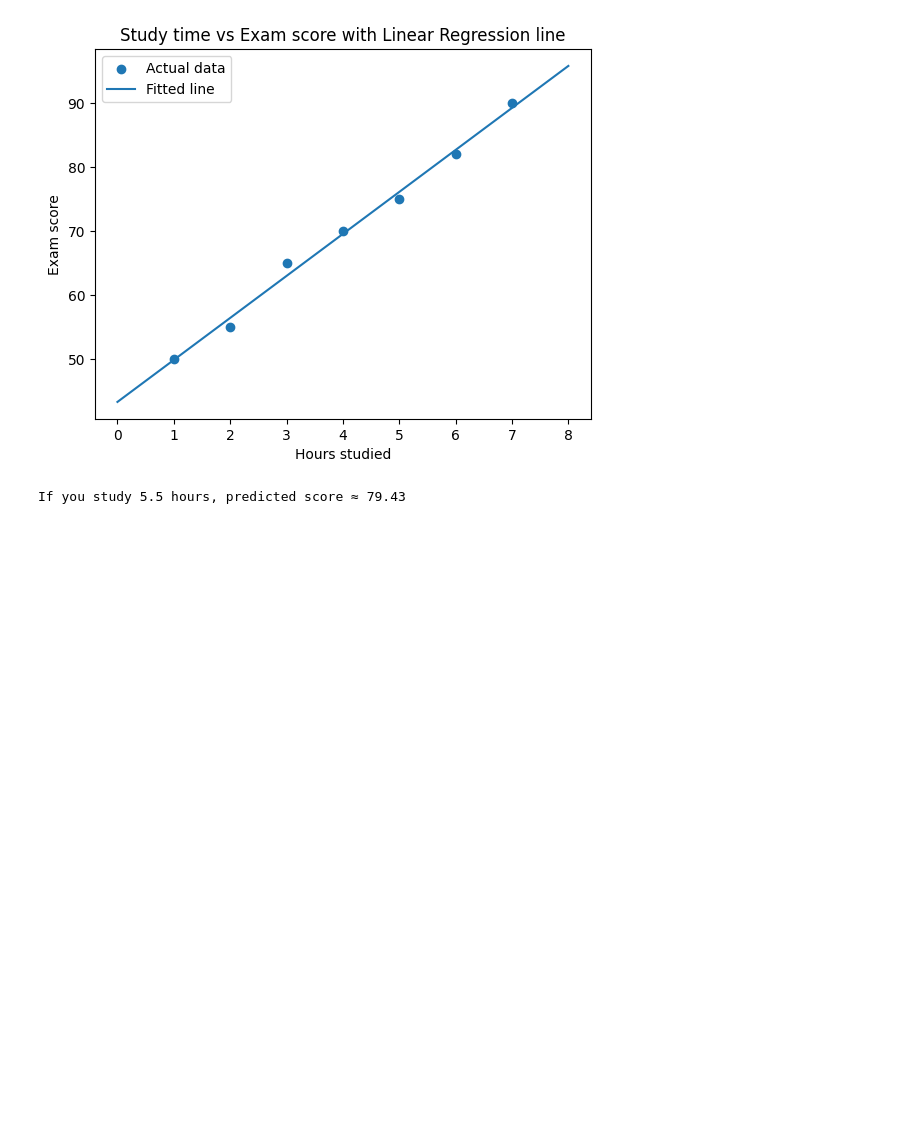
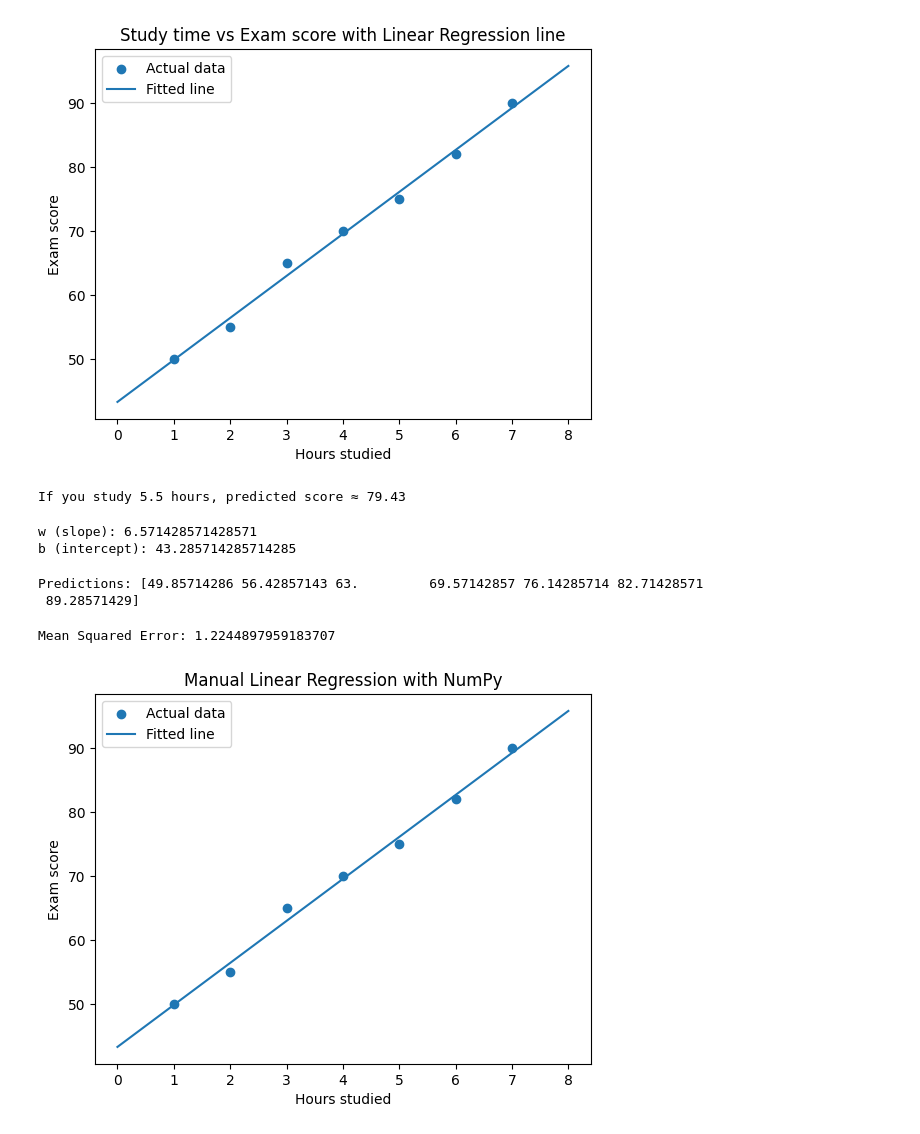
Before and after one commit to utkarshsharma19/image-ml-learning, a Jupyter notebook: Untitled.ipynb, the cells around one changed output. Drawn from its saved outputs; the diff is of its cells as text; code cells hidden in the pictures; blank space fills up the shorter version.

Commit message:
Added manual regression test

```diff
--- a/Untitled.ipynb
+++ b/Untitled.ipynb
@@ -104,3 +104,63 @@ predicted_score = model.predict(new_hours)[0]
 print(f"If you study {new_hours[0][0]} hours, predicted score ≈ {predicted_score:.2f}")
 # %% [output]
 If you study 5.5 hours, predicted score ≈ 79.43
+# %%
+# Manual Data of real data
+import numpy as np
+import matplotlib.pyplot as plt
+
+# Toy data: hours studied vs exam score
+x = np.array([1, 2, 3, 4, 5, 6, 7], dtype=float)   # input (feature)
+y = np.array([50, 55, 65, 70, 75, 82, 90], dtype=float)  # target (label)
+# %%
+# Means
+x_mean = np.mean(x)
+y_mean = np.mean(y)
+
+# Numerator and denominator for w
+# cov(x, y) ~ sum((x - mean_x) * (y - mean_y))
+# var(x)    ~ sum((x - mean_x)^2)
+numerator = np.sum((x - x_mean) * (y - y_mean))
+denominator = np.sum((x - x_mean) ** 2)
+
+w = numerator / denominator
+b = y_mean - w * x_mean
+
+print("w (slope):", w)
+print("b (intercept):", b)
+# %% [output]
+w (slope): 6.571428571428571
+b (intercept): 43.285714285714285
+# %%
+# Predicted y for all x in the dataset
+y_pred = w * x + b
+
+print("Predictions:", y_pred)
+# %% [output]
+Predictions: [49.85714286 56.42857143 63.         69.57142857 76.14285714 82.71428571
+ 89.28571429]
+# %%
+errors = y - y_pred           # vector of (true - predicted)
+squared_errors = errors ** 2
+mse = np.mean(squared_errors)
+
+print("Mean Squared Error:", mse)
+# %% [output]
+Mean Squared Error: 1.2244897959183707
+# %%
+# Scatter of real points
+plt.scatter(x, y, label="Actual data")
+
+# Line: use a smooth range of x values
+x_line = np.linspace(0, 8, 100)
+y_line = w * x_line + b
+
+plt.plot(x_line, y_line, label="Fitted line")
+
+plt.xlabel("Hours studied")
+plt.ylabel("Exam score")
+plt.title("Manual Linear Regression with NumPy")
+plt.legend()
+plt.show()
+# %% [output]
+[figure, added]
```
